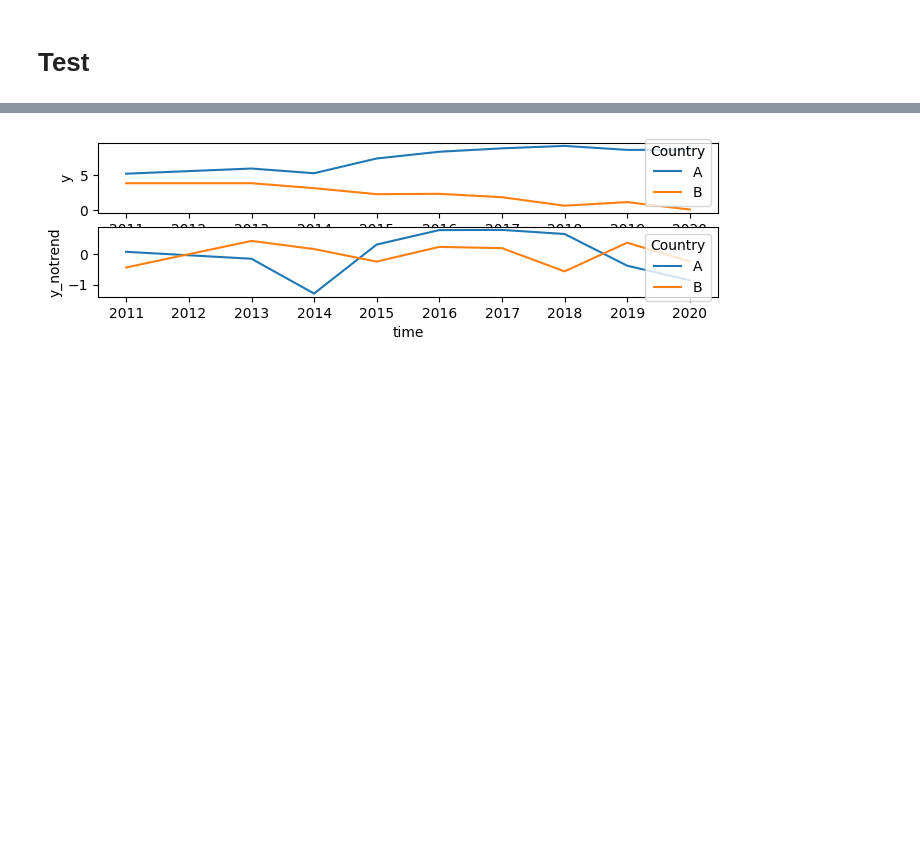
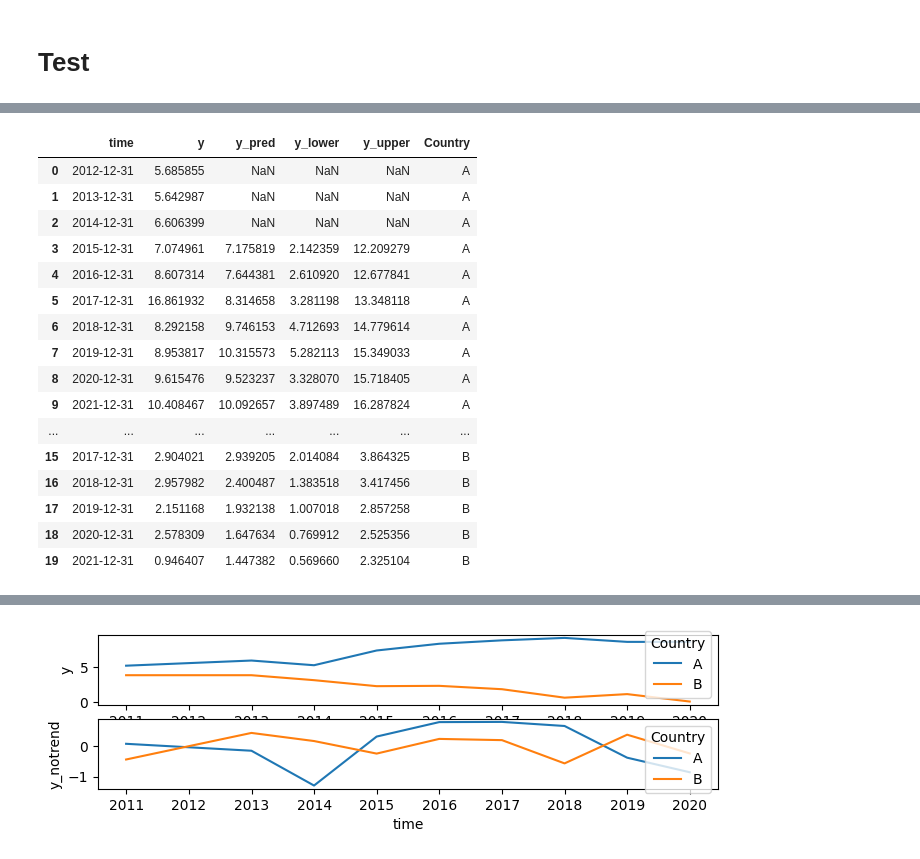
Before and after one commit to Hasan-Basri-Akcay/akrule, a Jupyter notebook: notebooks/test.ipynb, the cells around one changed output, grey strips where cells are left out. Drawn from its saved outputs; the diff is of its cells as text; code cells hidden in the pictures; blank space fills up the shorter version.

```diff
--- a/notebooks/test.ipynb
+++ b/notebooks/test.ipynb
@@ -431,3 +459,23 @@ X = model.fit_predict(X_train)
+# %%
+X
+# %% [output]
+|  | time | y | y_pred | y_lower | y_upper | Country |
+| 0 | 2012-12-31 | 5.685855 | NaN | NaN | NaN | A |
+| 1 | 2013-12-31 | 5.642987 | NaN | NaN | NaN | A |
+| 2 | 2014-12-31 | 6.606399 | NaN | NaN | NaN | A |
+| 3 | 2015-12-31 | 7.074961 | 7.175819 | 2.142359 | 12.209279 | A |
+| 4 | 2016-12-31 | 8.607314 | 7.644381 | 2.610920 | 12.677841 | A |
+| 5 | 2017-12-31 | 16.861932 | 8.314658 | 3.281198 | 13.348118 | A |
+| 6 | 2018-12-31 | 8.292158 | 9.746153 | 4.712693 | 14.779614 | A |
+| 7 | 2019-12-31 | 8.953817 | 10.315573 | 5.282113 | 15.349033 | A |
+| 8 | 2020-12-31 | 9.615476 | 9.523237 | 3.328070 | 15.718405 | A |
+| 9 | 2021-12-31 | 10.408467 | 10.092657 | 3.897489 | 16.287824 | A |
+| ... | ... | ... | ... | ... | ... | ... |
+| 15 | 2017-12-31 | 2.904021 | 2.939205 | 2.014084 | 3.864325 | B |
+| 16 | 2018-12-31 | 2.957982 | 2.400487 | 1.383518 | 3.417456 | B |
+| 17 | 2019-12-31 | 2.151168 | 1.932138 | 1.007018 | 2.857258 | B |
+| 18 | 2020-12-31 | 2.578309 | 1.647634 | 0.769912 | 2.525356 | B |
+| 19 | 2021-12-31 | 0.946407 | 1.447382 | 0.569660 | 2.325104 | B |
 # %%
 model.predict(X_test.drop(["y"], axis=1))
 # %% [output]
```
Also changed, not shown: parts of 5 cells of this notebook.
